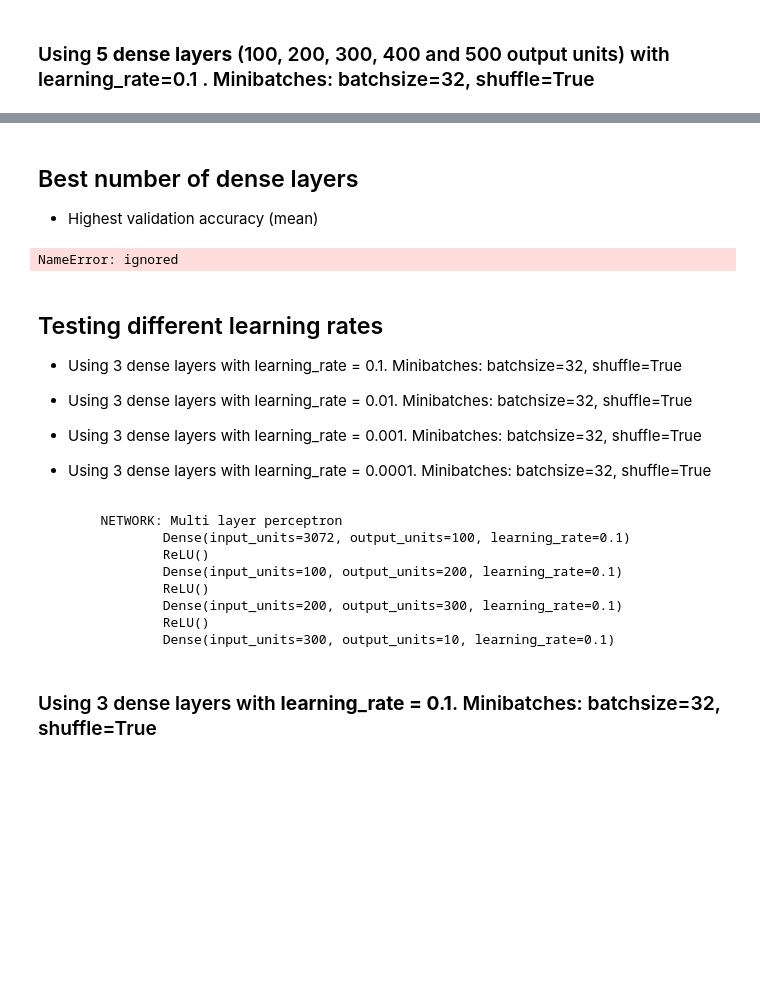
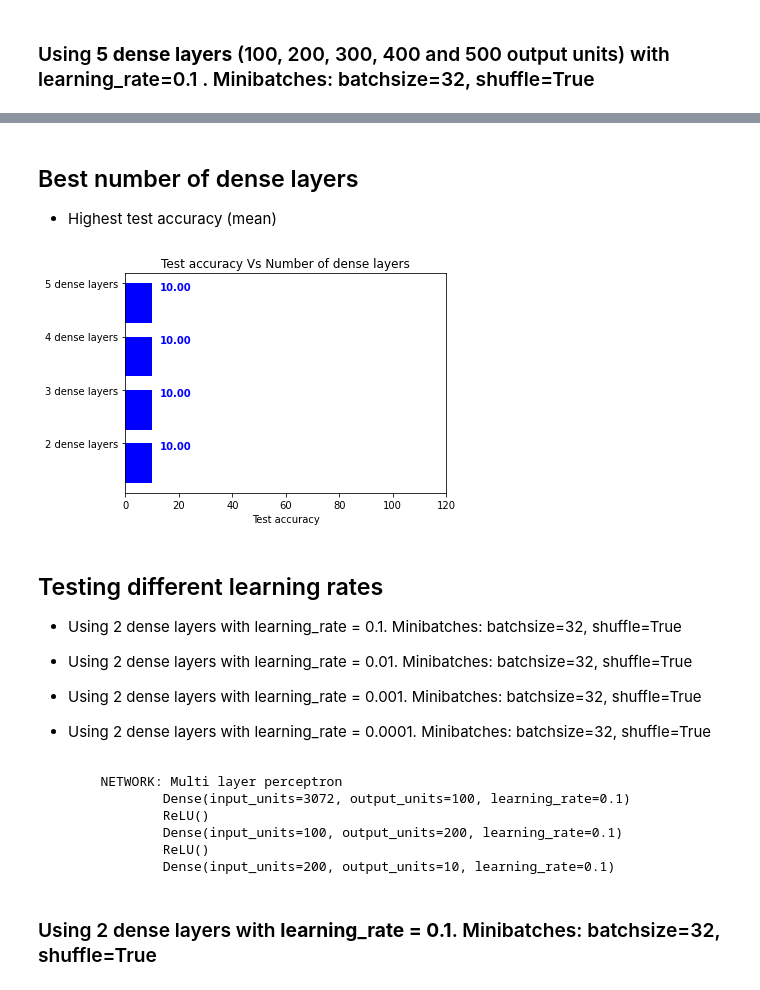
Before and after one commit to ramonfigueiredo/comp551-2020-p3_classification_of_image_data, a Jupyter notebook: code/group10_1_MLP_CIFAR10.ipynb, the cells around one changed output, grey strips where cells are left out. Cells and saved outputs as stored; diff of their text form; code cells hidden in the pictures; blank space fills up the shorter version.

```diff
--- a/code/group10_1_MLP_CIFAR10.ipynb
+++ b/code/group10_1_MLP_CIFAR10.ipynb
@@ -377,3 +350,5 @@ validation_accuracy_list = []
+# %%
+test_accuracy_list = []
 # %%
 from time import time
 import numpy as np
@@ -478,9 +571,9 @@ mlp_training(network, input_units=X_train.shape[1], output_units=10, learning_ra
 # %% [markdown]
 ## Best number of dense layers
 
-* Highest validation accuracy (mean)
+* Highest test accuracy (mean)
 # %%
 labels = ['2 dense layers', '3 dense layers', '4 dense layers', '5 dense layers']
-plot_horizontal_bar(labels, validation_accuracy_list, xlabel='Validation accuracy', ylabel='', title='Validation accuracy Vs Number of dense layers', use_xlim=True)
+plot_horizontal_bar(labels, test_accuracy_list, xlabel='Test accuracy', ylabel='', title='Test accuracy Vs Number of dense layers', use_xlim=True)
 # %% [output]
-NameError: ignored
+[figure, added]
@@ -489,15 +582,15 @@ validation_accuracy_list = []
 # %% [markdown]
 ## Testing different learning rates
 
-* Using 3 dense layers with learning_rate = 0.1. Minibatches: batchsize=32, shuffle=True
+* Using 2 dense layers with learning_rate = 0.1. Minibatches: batchsize=32, shuffle=True
 
-* Using 3 dense layers with learning_rate = 0.01. Minibatches: batchsize=32, shuffle=True
+* Using 2 dense layers with learning_rate = 0.01. Minibatches: batchsize=32, shuffle=True
 
-* Using 3 dense layers with learning_rate = 0.001. Minibatches: batchsize=32, shuffle=True
+* Using 2 dense layers with learning_rate = 0.001. Minibatches: batchsize=32, shuffle=True
 
-* Using 3 dense layers with learning_rate = 0.0001. Minibatches: batchsize=32, shuffle=True
+* Using 2 dense layers with learning_rate = 0.0001. Minibatches: batchsize=32, shuffle=True
 # %%
-dense_output_units=[100, 200, 300]
+dense_output_units=[100, 200]
 
 network = get_network(input_units=X_train.shape[1], output_units=10, epochs=25, dense_output_units=dense_output_units, print_network=True)
 # %% [output]
@@ -506,11 +599,9 @@ network = get_network(input_units=X_train.shape[1], output_units=10, epochs=25,
                 ReLU()
                 Dense(input_units=100, output_units=200, learning_rate=0.1)
                 ReLU()
-                Dense(input_units=200, output_units=300, learning_rate=0.1)
-                ReLU()
-                Dense(input_units=300, output_units=10, learning_rate=0.1)
+                Dense(input_units=200, output_units=10, learning_rate=0.1)
 # %% [markdown]
-### Using 3 dense layers with **learning_rate = 0.1**. Minibatches: batchsize=32, shuffle=True
+### Using 2 dense layers with **learning_rate = 0.1**. Minibatches: batchsize=32, shuffle=True
 # %%
 mlp_training(network, input_units=X_train.shape[1], output_units=10, learning_rate=0.1, epochs=25, dense_output_units=dense_output_units, batchsize=32, shuffle=True)
 # %% [output]
```
Also changed, not shown: parts of 42 cells of this notebook, 3 other files.
